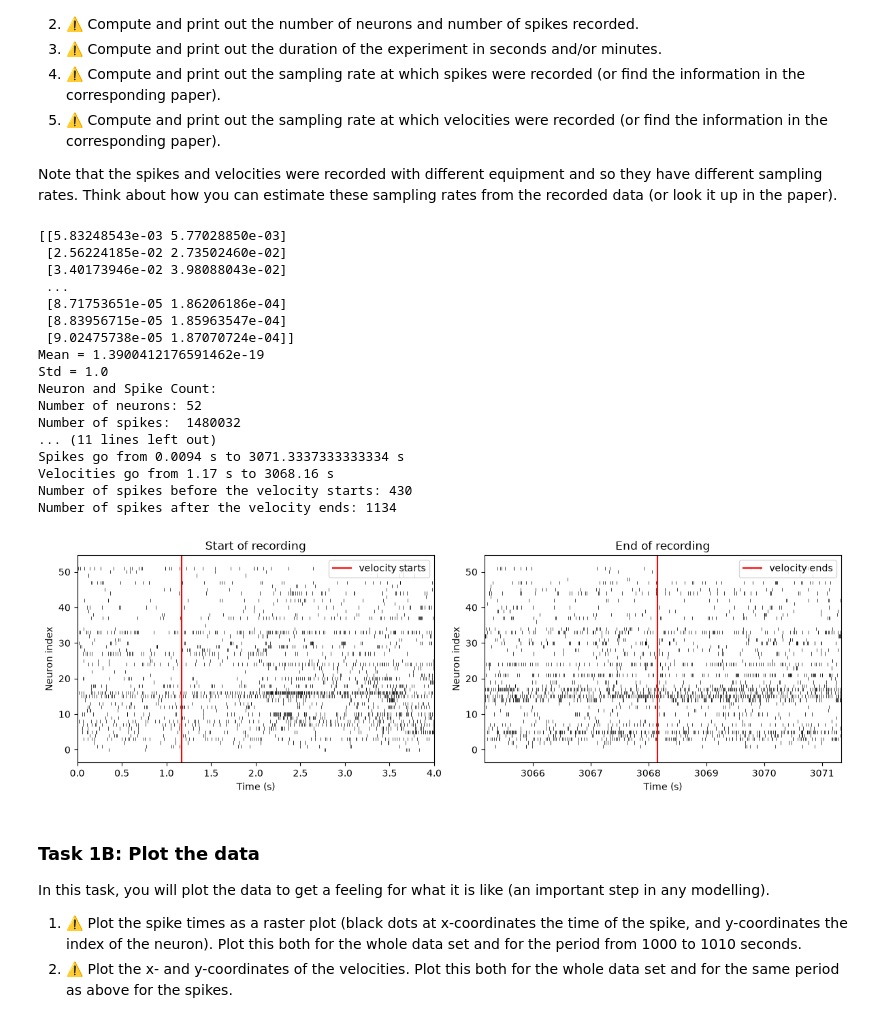
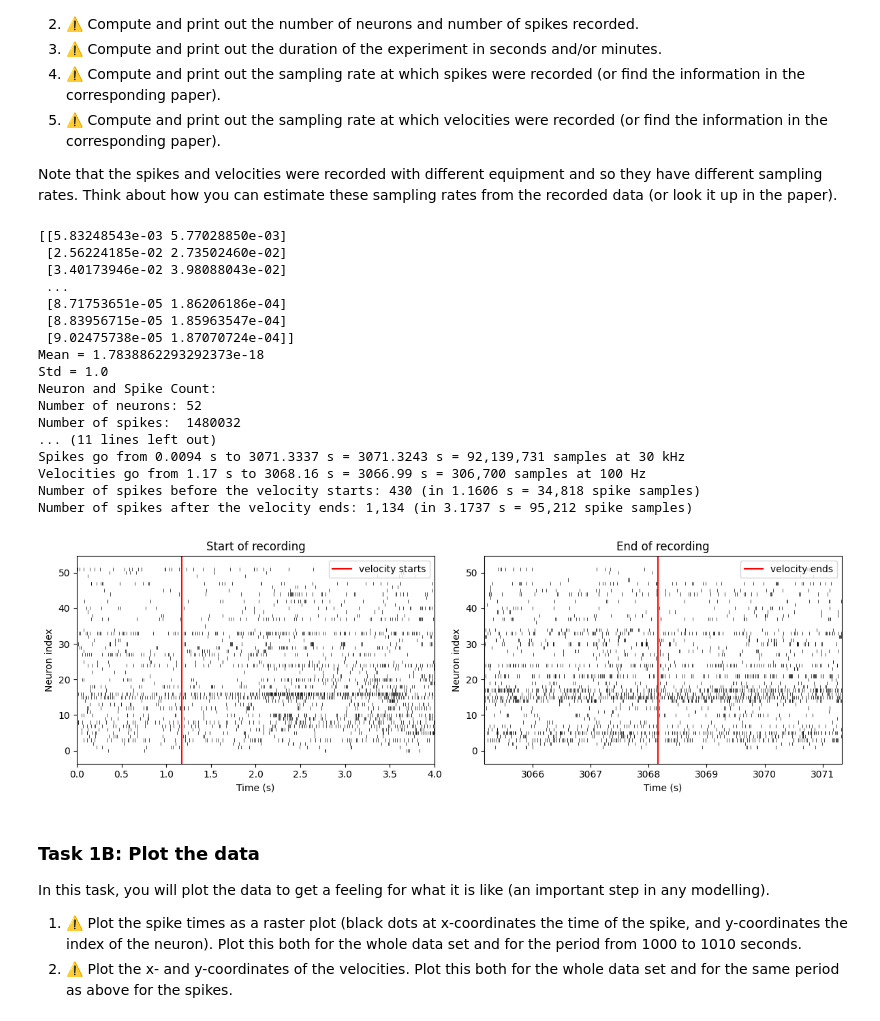
Before and after one commit to MAadinP/neuro4ml, a Jupyter notebook: cw_decoding.ipynb, the cells around one changed output. Cells and saved outputs as stored; diff of their text form; code cells hidden in the pictures.

```diff
--- a/cw_decoding.ipynb
+++ b/cw_decoding.ipynb
@@ -126,10 +126,16 @@ spike_end = all_spikes_sorted[-1]
 vel_start = vel_times[0]
 vel_end = vel_times[-1]
 
-print("Spikes go from", spike_start, "s to", spike_end, "s")
-print("Velocities go from", vel_start, "s to", vel_end, "s")
-print("Number of spikes before the velocity starts:", np.sum(all_spikes_sorted < vel_start))
-print("Number of spikes after the velocity ends:", np.sum(all_spikes_sorted > vel_end))
+# number of samples in each range: spikes on the spike clock, velocities on the velocity clock
+n_spike_samples = int(round((spike_end - spike_start) * spike_fs)) + 1
+n_vel_samples = len(vel_times)
+pre_gap = vel_start - spike_start # spikes but no velocity at the start of the recording
+post_gap = spike_end - vel_end # spikes but no velocity at the end of the recording
+
+print(f"Spikes go from {spike_start:.4f} s to {spike_end:.4f} s = {spike_end - spike_start:.4f} s = {n_spike_samples:,} samples at {spike_fs/1e3:.0f} kHz")
+print(f"Velocities go from {vel_start:.2f} s to {vel_end:.2f} s = {vel_end - vel_start:.2f} s = {n_vel_samples:,} samples at {1/vel_dt:.0f} Hz")
+print(f"Number of spikes before the velocity starts: {np.sum(all_spikes_sorted < vel_start):,} (in {pre_gap:.4f} s = {int(round(pre_gap * spike_fs)):,} spike samples)")
+print(f"Number of spikes after the velocity ends: {np.sum(all_spikes_sorted > vel_end):,} (in {post_gap:.4f} s = {int(round(post_gap * spike_fs)):,} spike samples)")
 
 plt.figure(figsize=(12, 4))
 
@@ -143,39 +149,39 @@ plt.xlabel('Time (s)')
 plt.ylabel('Neuron index')
 plt.title('Start of recording')
 plt.legend()
 
 # zoom into the end of the recording
 end_spikes = [st[st > vel_end - 3] for st in spike_times]
 plt.subplot(1, 2, 2)
 plt.eventplot(end_spikes, colors='k', linewidths=0.5)
 plt.axvline(vel_end, color='r', label='velocity ends')
 plt.xlim(vel_end - 3, spike_end)
 plt.xlabel('Time (s)')
 plt.ylabel('Neuron index')
 plt.title('End of recording')
 plt.legend()
 
 plt.tight_layout()
 plt.show()
 # %% [output]
 [[5.83248543e-03 5.77028850e-03]
  [2.56224185e-02 2.73502460e-02]
  [3.40173946e-02 3.98088043e-02]
  ...
  [8.71753651e-05 1.86206186e-04]
  [8.83956715e-05 1.85963547e-04]
  [9.02475738e-05 1.87070724e-04]]
-Mean = 1.3900412176591462e-19
+Mean = 1.7838862293292373e-18
 Std = 1.0
 Neuron and Spike Count:
 Number of neurons: 52
 Number of spikes:  1480032
 ... (11 lines left out)
-Spikes go from 0.0094 s to 3071.3337333333334 s
-Velocities go from 1.17 s to 3068.16 s
-Number of spikes before the velocity starts: 430
-Number of spikes after the velocity ends: 1134
+Spikes go from 0.0094 s to 3071.3337 s = 3071.3243 s = 92,139,731 samples at 30 kHz
+Velocities go from 1.17 s to 3068.16 s = 3066.99 s = 306,700 samples at 100 Hz
+Number of spikes before the velocity starts: 430 (in 1.1606 s = 34,818 spike samples)
+Number of spikes after the velocity ends: 1,134 (in 3.1737 s = 95,212 spike samples)
-[figure, old version]
+[figure, new version]
 # %% [markdown]
 ### Task 1B: Plot the data
 
```
Also changed, not shown: parts of 14 cells of this notebook.
